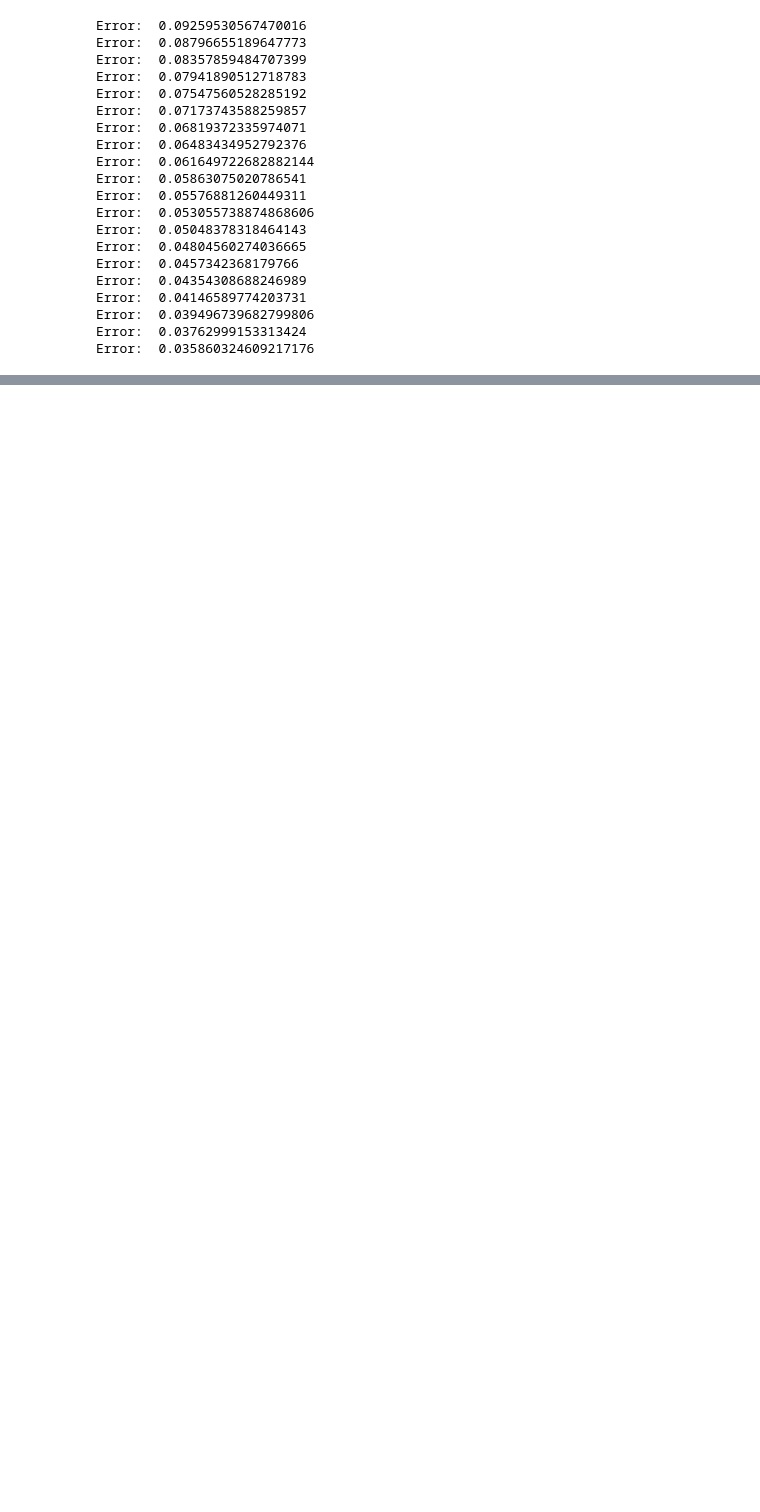
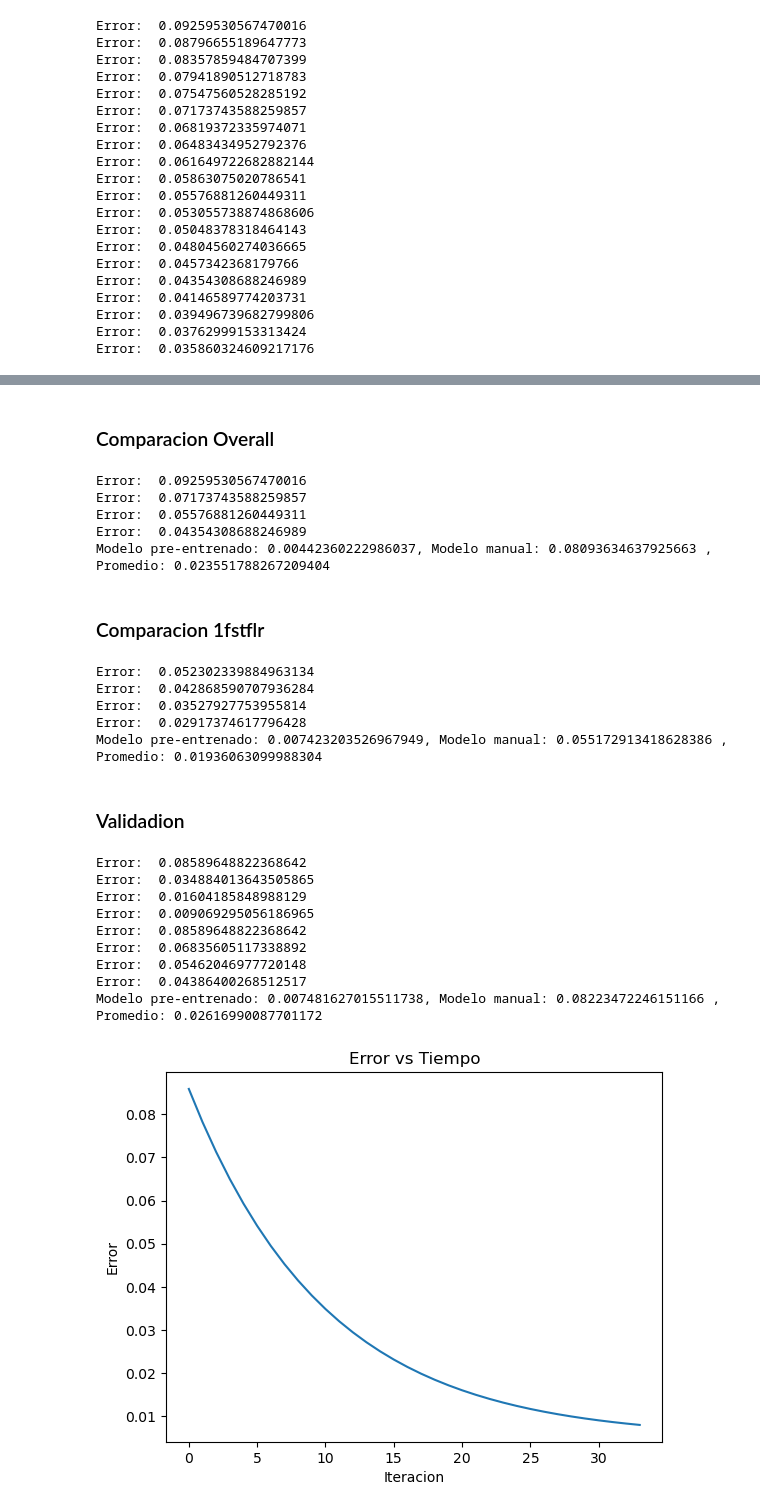
Before and after one commit to DanielP53/ciencia-datos-python-pj1, a Jupyter notebook: Proyecto.ipynb, the cells around one changed output, grey strips where cells are left out. Saved outputs shown, nothing was run; the diff lists cells and outputs as text; code cells hidden in the pictures; blank space fills up the shorter version.

```diff
--- a/Proyecto.ipynb
+++ b/Proyecto.ipynb
@@ -100,6 +100,12 @@ def min_max_normalize(column):
 
 # Normalizar usando min-max
 df1 = df1.apply(min_max_normalize)
+
+dfValidate=pd.DataFrame(validate, columns=['SalePrice', 'OverallQual','1stFlrSF','TotRmsAbvGrd','YearBuilt','LotFrontage'])
+dfValidate = dfValidate.apply(min_max_normalize)
+
+dfTest=pd.DataFrame(test, columns=['SalePrice', 'OverallQual','1stFlrSF','TotRmsAbvGrd','YearBuilt','LotFrontage'])
+dfTest = dfTest.apply(min_max_normalize)
 # %% [markdown]
 ## Graficas:
 # %%
@@ -415,8 +421,10 @@ array([1.58334453])
 # %%
-vector_unos = np.ones_like(df1['OverallQual'])
+vector_unos = np.ones_like(df1['1stFlrSF'])
 matriz = np.column_stack((df1['1stFlrSF'], vector_unos))
 
 reg = LinearRegression().fit(matriz, df1['SalePrice'])
-reg.score(matriz, df1['SalePrice'])
+puntaje = reg.score(matriz, df1['SalePrice'])
 reg.predict(np.array([[3, 5]]))
+
+print(puntaje)
 # %% [output]
@@ -424,5 +434,57 @@ array([1.62069849])
+# %% [markdown]
+### Comparacion Overall
 # %%
-def comparar_modelos(x, y, vector):
-    modelo_manual=entrenar(x, y, 34, 10, 0.01)
-    modelo_scikit=LinearRegression().fit(matriz, df1['SalePrice'])
-    #promedio = promedio(predicc)
+def comparar_modelos(x, y):
+    vector_unos = np.ones_like(x)
+    matriz = np.column_stack((x, vector_unos))
+    modelo_manual, errores_manual=modeloLineal().entrenar(x, y, 34, 10, 0.01)
+    modelo_scikit=LinearRegression().fit(matriz, y)
+    pred_scikit= modelo_scikit.predict(matriz)
+    promedio = (modelo_manual[list(modelo_manual.keys())[-1]]['prediccion'] + modelo_scikit.predict(matriz)) / 2
+    mse_scikit = mean_squared_error( pred_scikit , y)
+    mse_manual = mean_squared_error( modelo_manual[list(modelo_manual.keys())[-1]]['prediccion'], y )
+    mse_promedio = mean_squared_error( promedio, y )
+
+    print (f'Modelo pre-entrenado: {mse_scikit}, Modelo manual: {mse_manual} , Promedio: {mse_promedio}')
+
+comparar_modelos(df1['OverallQual'], df1['SalePrice'])
+# %% [output]
+Error:  0.09259530567470016
+Error:  0.07173743588259857
+Error:  0.05576881260449311
+Error:  0.04354308688246989
+Modelo pre-entrenado: 0.00442360222986037, Modelo manual: 0.08093634637925663 , Promedio: 0.023551788267209404
+# %% [markdown]
+### Comparacion 1fstflr
+# %%
+comparar_modelos(df1['1stFlrSF'], df1['SalePrice'])
+# %% [output]
+Error:  0.052302339884963134
+Error:  0.042868590707936284
+Error:  0.03527927753955814
+Error:  0.02917374617796428
+Modelo pre-entrenado: 0.007423203526967949, Modelo manual: 0.055172913418628386 , Promedio: 0.01936063099988304
+# %% [markdown]
+### Validadion
+# %%
+def validacion(x,y):
+    vector_unos = np.ones_like(x)
+    matriz = np.column_stack((x, vector_unos))
+    validacion, errores_val= modeloLineal().entrenar(x,y, 34, 10, 0.04)
+    sk_pred = LinearRegression().fit(matriz, y).predict(matriz)
+
+    comparar_modelos(x,y)
+    graf_error(errores_val)
+
+validacion(dfValidate['OverallQual'], dfValidate['SalePrice'])
+# %% [output]
+Error:  0.08589648822368642
+Error:  0.034884013643505865
+Error:  0.01604185848988129
+Error:  0.009069295056186965
+Error:  0.08589648822368642
+Error:  0.06835605117338892
+Error:  0.05462046977720148
+Error:  0.04386400268512517
+Modelo pre-entrenado: 0.007481627015511738, Modelo manual: 0.08223472246151166 , Promedio: 0.02616990087701172
+[figure, added]
```
Also changed, not shown: parts of 17 cells of this notebook.
